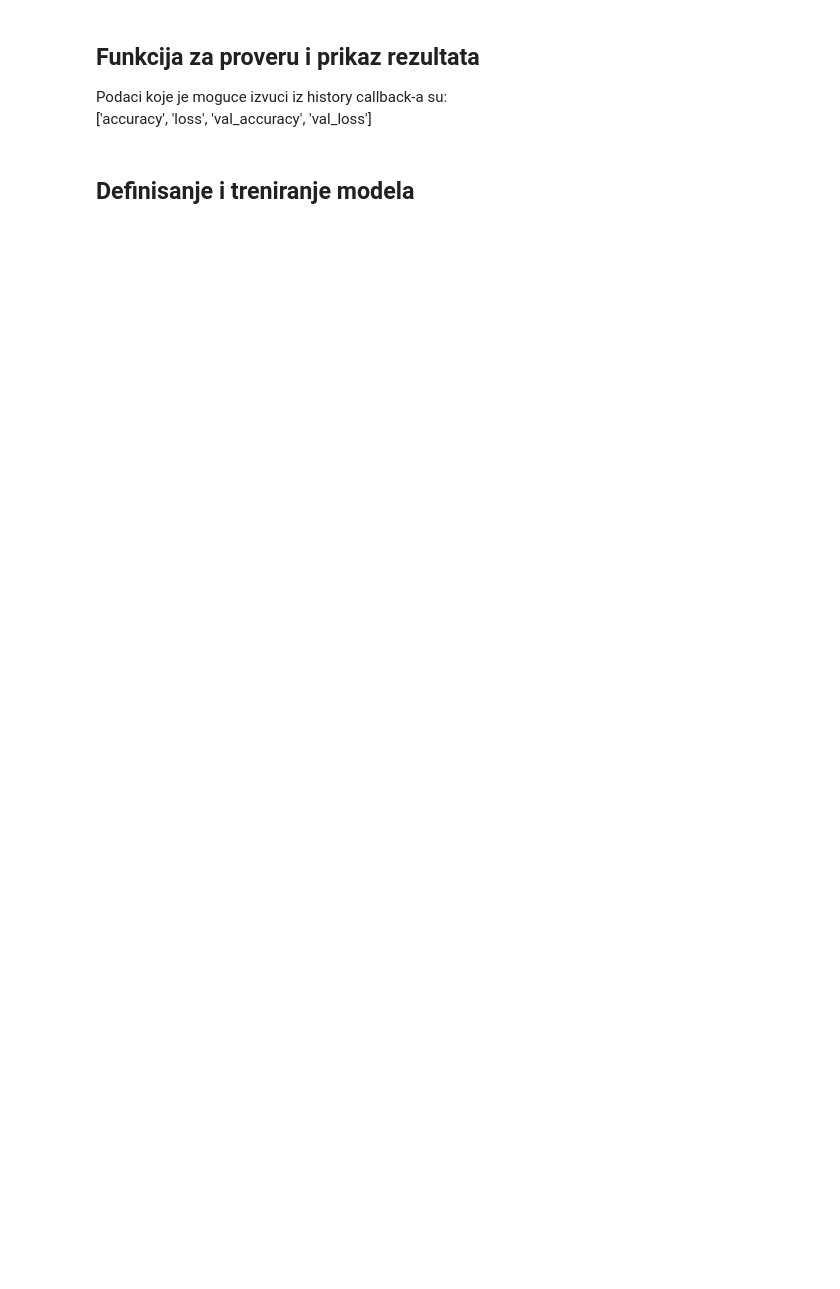
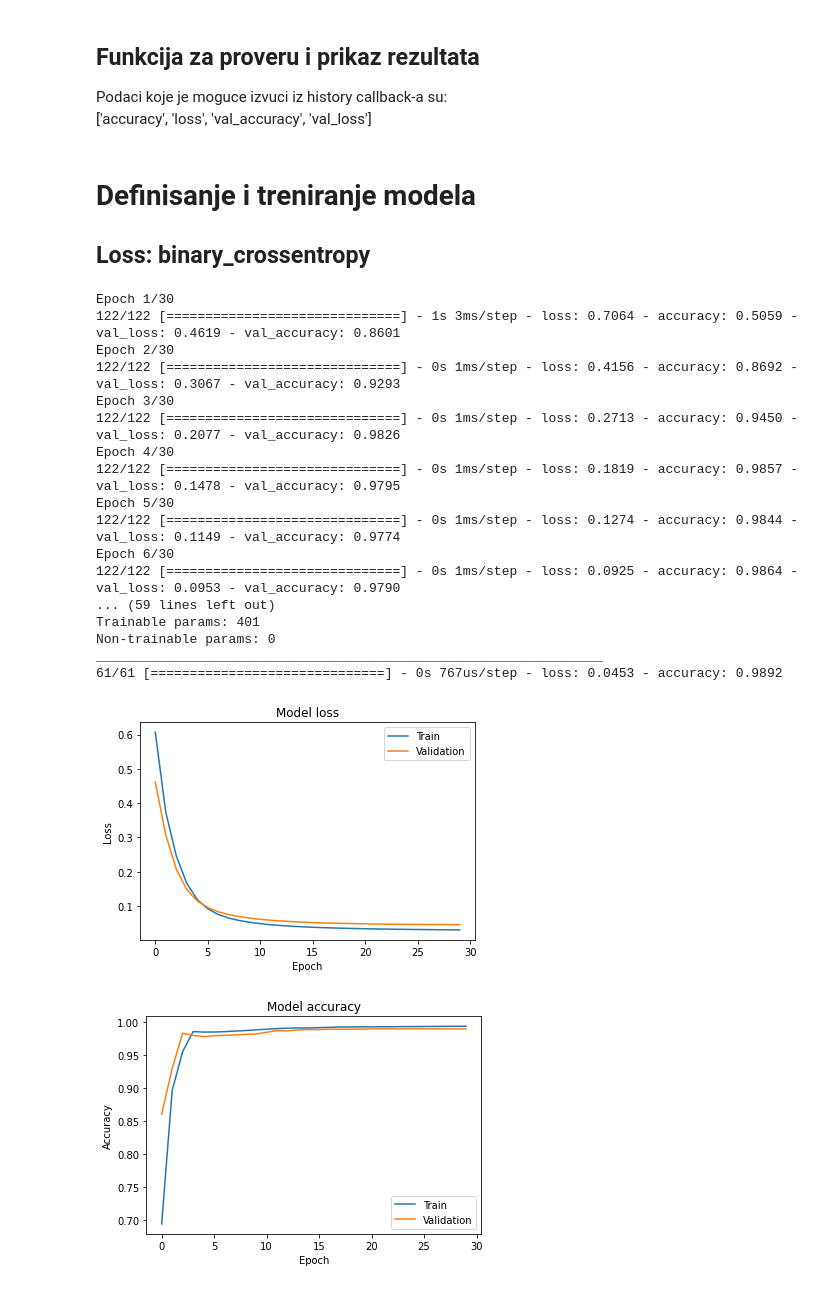
Before and after one commit to mirjanaz200/Room-Occupation, a Jupyter notebook: Room Occupancy.ipynb, the cells around one changed output. Cells and saved outputs as stored; diff of their text form; code cells hidden in the pictures; blank space fills up the shorter version.

```diff
--- a/Room Occupancy.ipynb
+++ b/Room Occupancy.ipynb
@@ -122,5 +113,5 @@ def print_result(model):
 # %%
-BATCH_SIZE=100
+BATCH_SIZE=64
 EPOCHS=30
 INPUT_DIM=6
 NODES1=16
@@ -135,4 +126,43 @@ def custom_loss(y_true, y_pred):
     out = -(y_true * K.log(y_pred) + (1.0 - y_true) * K.log(1.0 - y_pred))
     return K.mean(out, axis=-1)
 # %% [markdown]
-## Definisanje i treniranje modela
+# Definisanje i treniranje modela
+
+## Loss: binary_crossentropy
+# %%
+network = Sequential()
+network.add(Dense(NODES1, activation="relu", input_dim=INPUT_DIM))
+network.add(Dense(NODES2,activation="relu"))
+network.add(Dense(1, activation="sigmoid"))
+
+network.compile(optimizer='sgd',
+                loss='binary_crossentropy',
+                metrics=['accuracy'])
+
+hist = network.fit(X_train, Y_train,
+                   batch_size=BATCH_SIZE, epochs=EPOCHS,
+                   validation_data=(X_test, Y_test))
+
+network.summary()
+
+print_result(network)
+# %% [output]
+Epoch 1/30
+122/122 [==============================] - 1s 3ms/step - loss: 0.7064 - accuracy: 0.5059 - val_loss: 0.4619 - val_accuracy: 0.8601
+Epoch 2/30
+122/122 [==============================] - 0s 1ms/step - loss: 0.4156 - accuracy: 0.8692 - val_loss: 0.3067 - val_accuracy: 0.9293
+Epoch 3/30
+122/122 [==============================] - 0s 1ms/step - loss: 0.2713 - accuracy: 0.9450 - val_loss: 0.2077 - val_accuracy: 0.9826
+Epoch 4/30
+122/122 [==============================] - 0s 1ms/step - loss: 0.1819 - accuracy: 0.9857 - val_loss: 0.1478 - val_accuracy: 0.9795
+Epoch 5/30
+122/122 [==============================] - 0s 1ms/step - loss: 0.1274 - accuracy: 0.9844 - val_loss: 0.1149 - val_accuracy: 0.9774
+Epoch 6/30
+122/122 [==============================] - 0s 1ms/step - loss: 0.0925 - accuracy: 0.9864 - val_loss: 0.0953 - val_accuracy: 0.9790
+... (59 lines left out)
+Trainable params: 401
+Non-trainable params: 0
+_________________________________________________________________
+61/61 [==============================] - 0s 767us/step - loss: 0.0453 - accuracy: 0.9892
+[figure, added]
+[figure, added]
```
Also changed, not shown: parts of 26 cells of this notebook.
